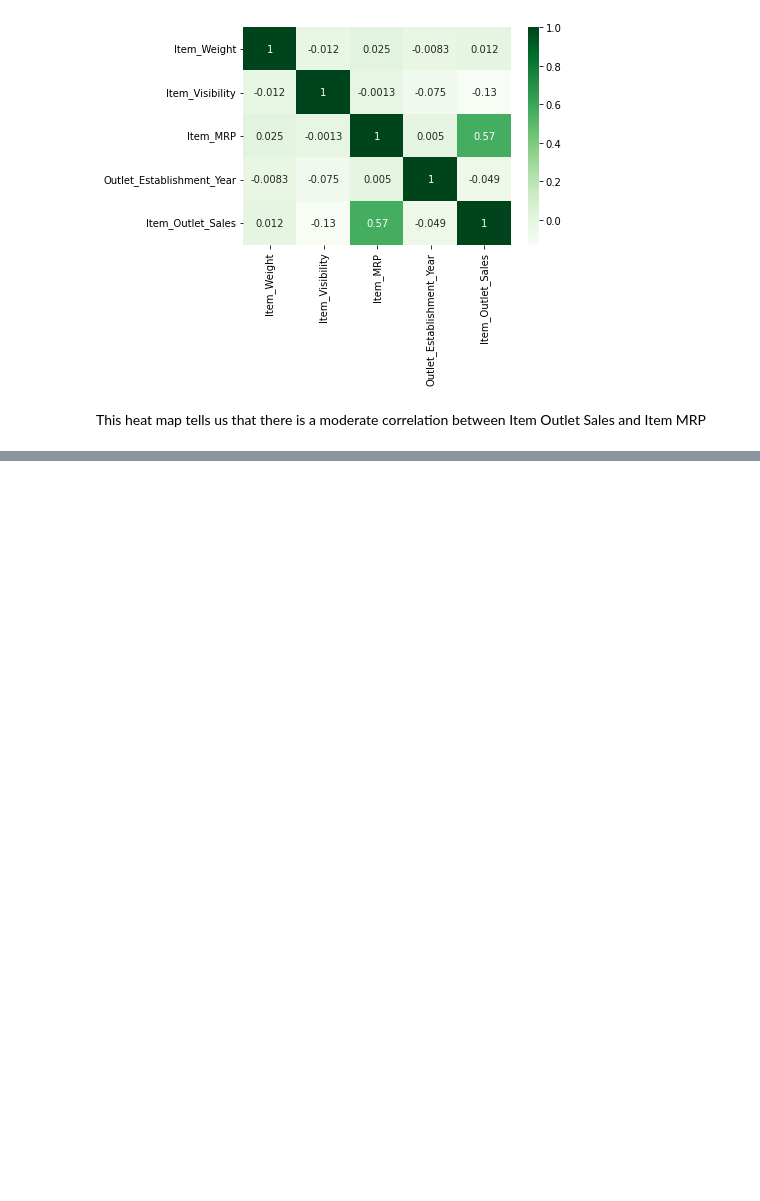
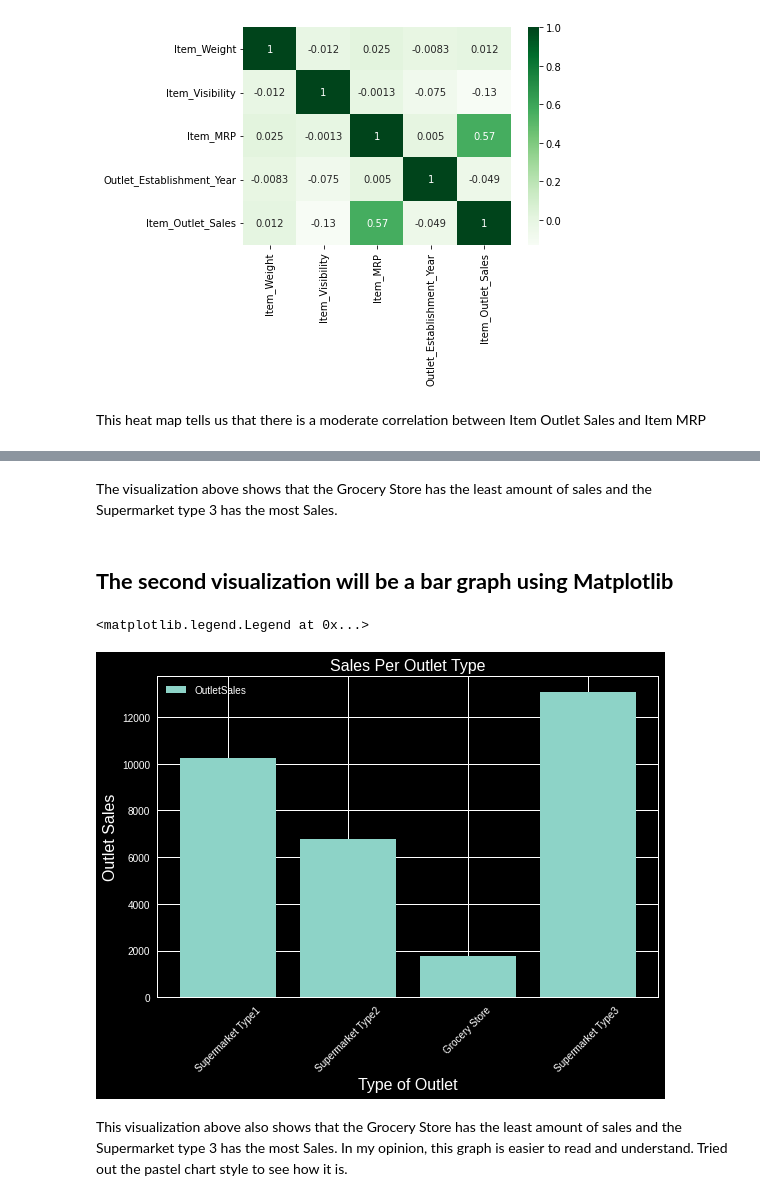
Before and after one commit to Swaghanaian/Food-Sales-Predictions, a Jupyter notebook: Food_Sales_Predictions.ipynb, the cells around one changed output, grey strips where cells are left out. Cells and saved outputs as stored; diff of their text form; code cells hidden in the pictures; blank space fills up the shorter version.

```diff
--- a/Food_Sales_Predictions.ipynb
+++ b/Food_Sales_Predictions.ipynb
@@ -235,0 +283,17 @@ This heat map tells us that there is a moderate correlation between Item Outlet
+# %% [markdown]
+The visualization above shows that the Grocery Store has the least amount of sales and the Supermarket type 3 has the most Sales.
+# %% [markdown]
+## **The second visualization will be a bar graph using Matplotlib**
+# %%
+plt.bar('Outlet_Type', 'Item_Outlet_Sales',data=df, label='OutletSales')
+plt.style.use('seaborn-pastel')
+plt.xlabel('Type of Outlet', fontsize = 16)
+plt.ylabel('Outlet Sales', fontsize = 16)
+plt.title('Sales Per Outlet Type', fontsize = 16)
+plt.xticks(rotation=45)
+plt.legend()
+# %% [output]
+<matplotlib.legend.Legend at 0x...>
+[figure, added]
+# %% [markdown]
+This visualization above also shows that the Grocery Store has the least amount of sales and the Supermarket type 3 has the most Sales. In my opinion, this graph is easier to read and understand. Tried out the pastel chart style to see how it is.
```
Also changed, not shown: parts of 6 cells of this notebook.
